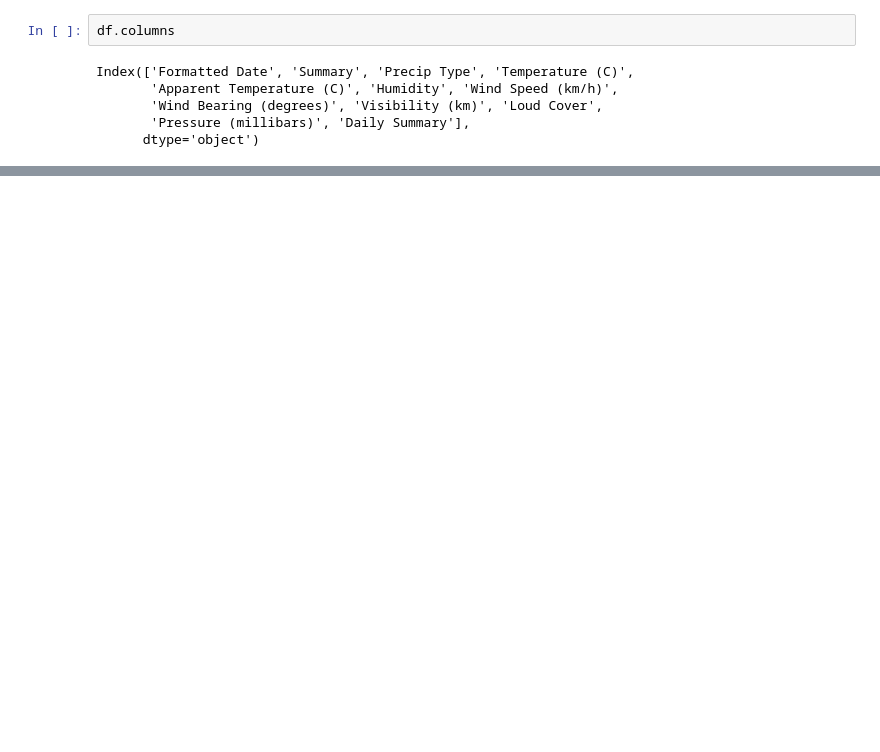
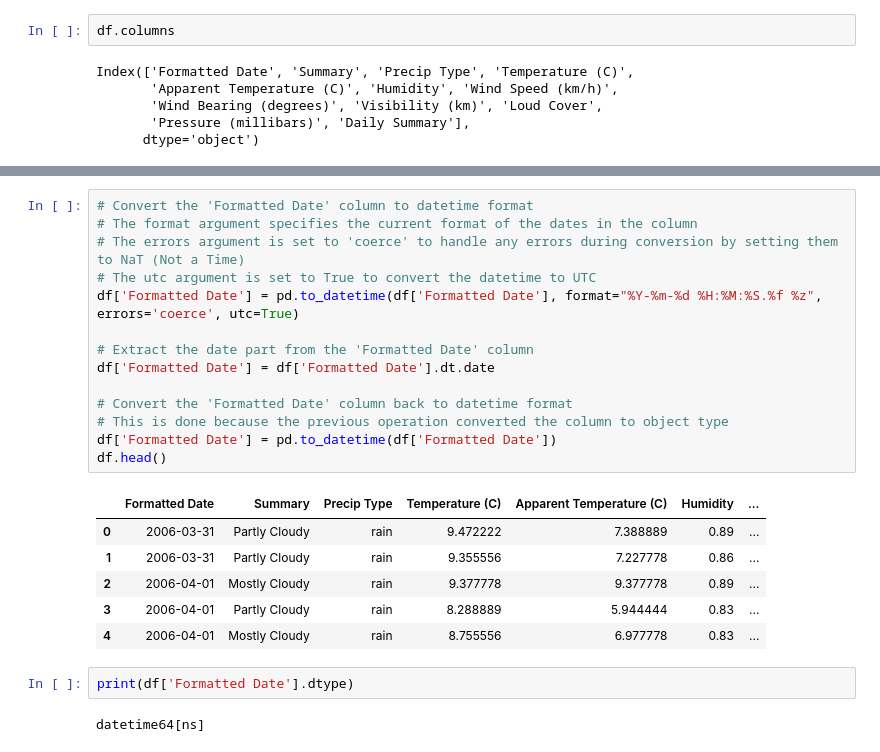
Before and after one commit to tahacmv/WeatherForecasting, a Jupyter notebook: Weather_forecasting.ipynb, the cells around one changed output, grey strips where cells are left out. Saved outputs shown, nothing was run; the diff lists cells and outputs as text; blank space fills up the shorter version.

```diff
--- a/Weather_forecasting.ipynb
+++ b/Weather_forecasting.ipynb
@@ -63,0 +73,25 @@ Index(['Formatted Date', 'Summary', 'Precip Type', 'Temperature (C)',
+# %%
+# Convert the 'Formatted Date' column to datetime format
+# The format argument specifies the current format of the dates in the column
+# The errors argument is set to 'coerce' to handle any errors during conversion by setting them to NaT (Not a Time)
+# The utc argument is set to True to convert the datetime to UTC
+df['Formatted Date'] = pd.to_datetime(df['Formatted Date'], format="%Y-%m-%d %H:%M:%S.%f %z", errors='coerce', utc=True)
+
+# Extract the date part from the 'Formatted Date' column
+df['Formatted Date'] = df['Formatted Date'].dt.date
+
+# Convert the 'Formatted Date' column back to datetime format
+# This is done because the previous operation converted the column to object type
+df['Formatted Date'] = pd.to_datetime(df['Formatted Date'])
+df.head()
+# %% [output]
+|  | Formatted Date | Summary | Precip Type | Temperature (C) | Apparent Temperature (C) | Humidity | ... |
+| 0 | 2006-03-31 | Partly Cloudy | rain | 9.472222 | 7.388889 | 0.89 | ... |
+| 1 | 2006-03-31 | Partly Cloudy | rain | 9.355556 | 7.227778 | 0.86 | ... |
+| 2 | 2006-04-01 | Mostly Cloudy | rain | 9.377778 | 9.377778 | 0.89 | ... |
+| 3 | 2006-04-01 | Partly Cloudy | rain | 8.288889 | 5.944444 | 0.83 | ... |
+| 4 | 2006-04-01 | Mostly Cloudy | rain | 8.755556 | 6.977778 | 0.83 | ... |
+# %%
+print(df['Formatted Date'].dtype)
+# %% [output]
+datetime64[ns]
```
Also changed, not shown: parts of 15 cells of this notebook.
